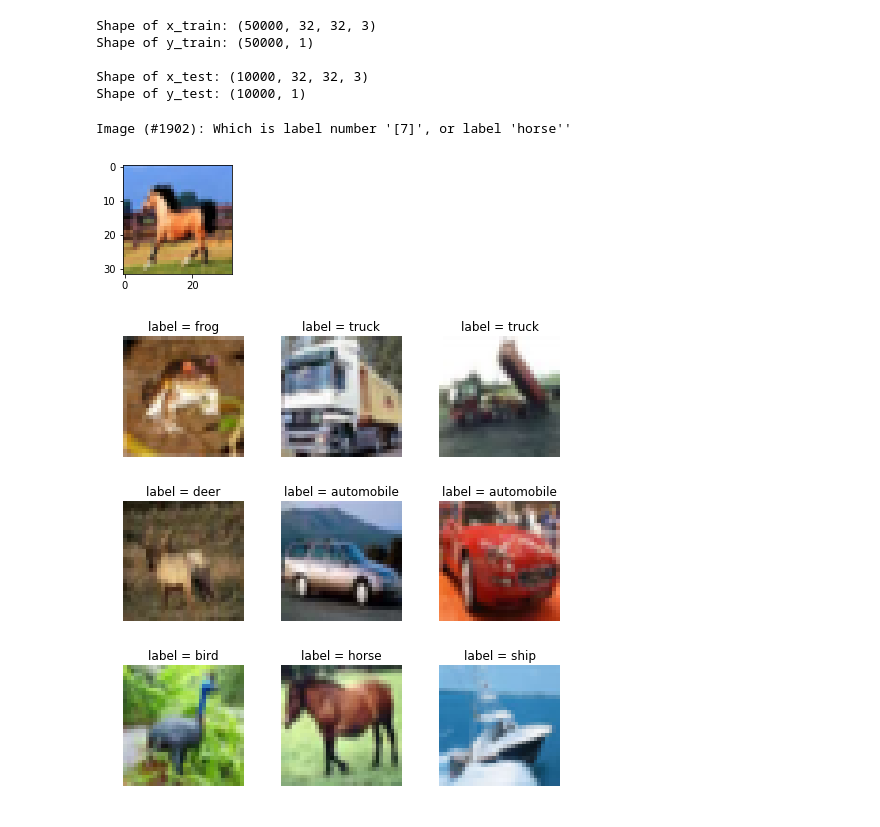
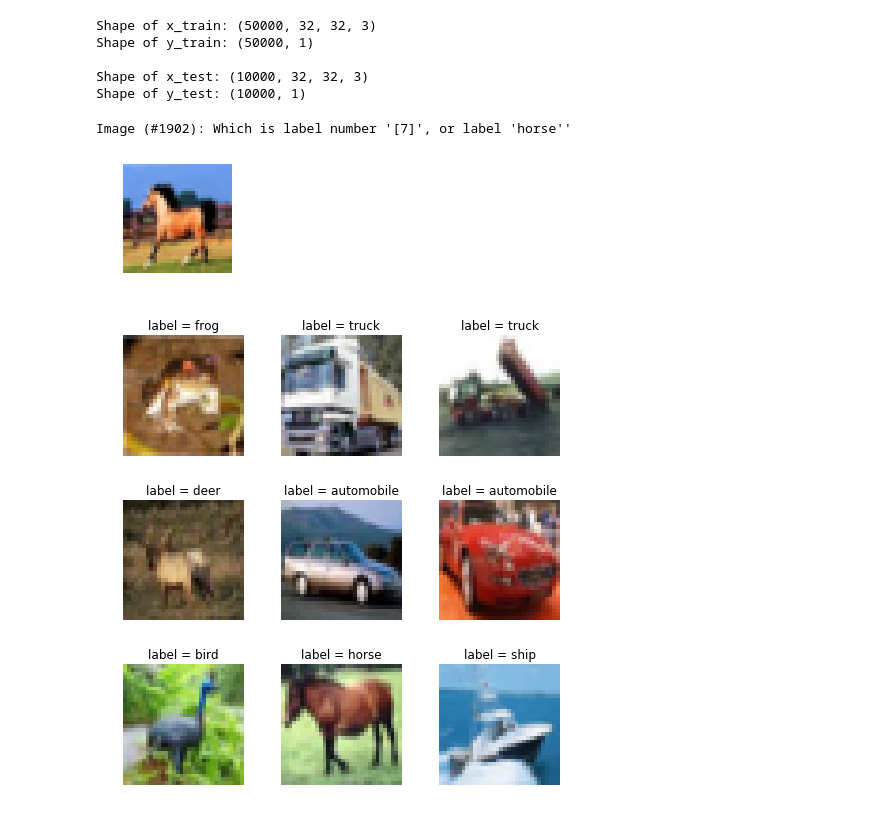
Before and after one commit to hgdangkhoi/Image-Classification-with-Fashion-MNIST-and-CIFAR-10, a Jupyter notebook: Image Classification with Fashion-MNIST and CIFAR-10.ipynb, the cells around one changed output. Drawn from its saved outputs; the diff is of its cells as text; code cells hidden in the pictures.

```diff
--- a/Image Classification with Fashion-MNIST and CIFAR-10.ipynb
+++ b/Image Classification with Fashion-MNIST and CIFAR-10.ipynb
@@ -858,14 +1388,15 @@ Shape of y_test: (10000, 1)
 # %%
 labelNames = ["airplane", "automobile", "bird", "cat", "deer", "dog", "frog", "horse", "ship", "truck"]
 sample = 1902
 each = x_train[sample]
 
 plt.figure(figsize=(2,2))
+plt.axis('off')
 plt.imshow(each, interpolation='nearest')
 print("Image (#{}): Which is label number '{}', or label '{}''".format(sample,y_train[sample], labelNames[y_train[sample][0]]))
 # %% [output]
 Image (#1902): Which is label number '[7]', or label 'horse''
-[figure, old version]
+[figure, new version]
 # %%
 ROW = 3
 COLUMN = 3
```
Also changed, not shown: parts of 85 cells of this notebook.
